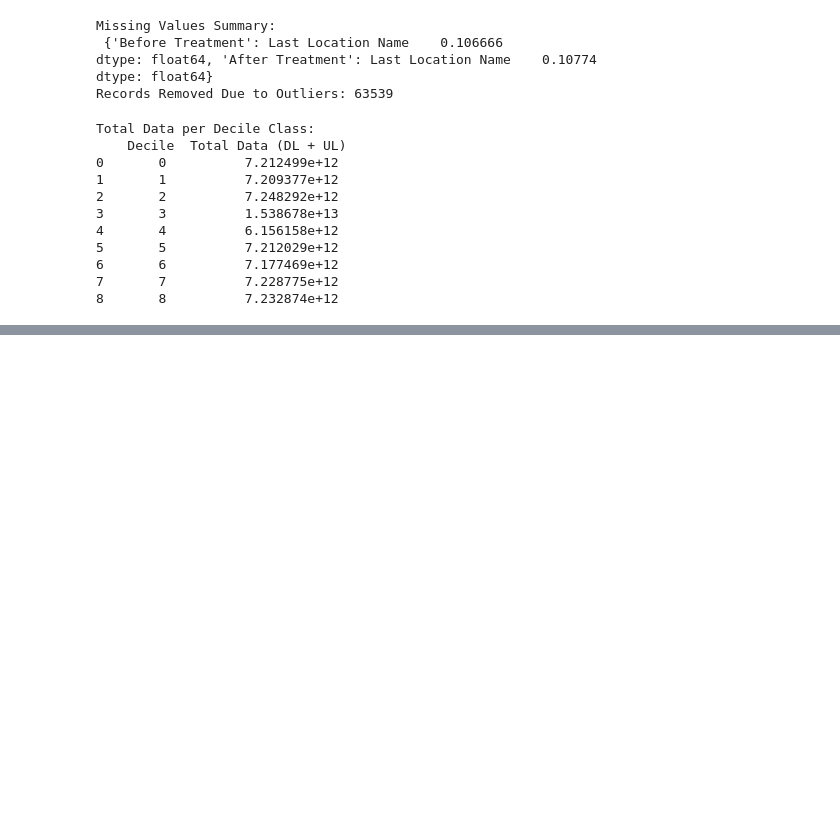
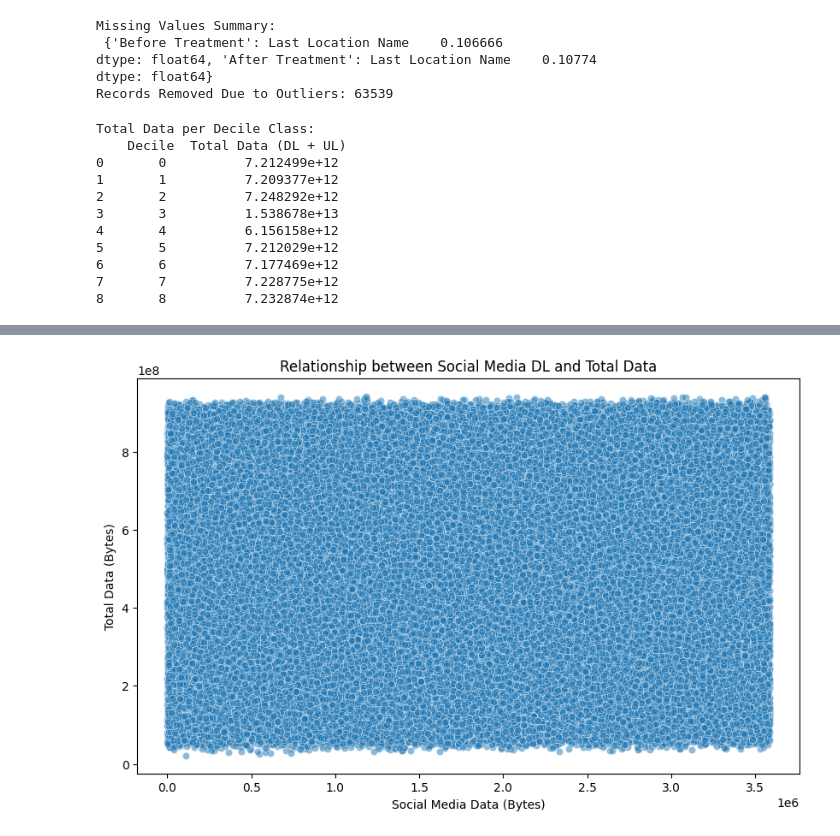
Before and after one commit to medhanittes/Business_Need, a Jupyter notebook: scripts/postgres_load.ipynb, the cells around one changed output, grey strips where cells are left out. Saved outputs shown, nothing was run; the diff lists cells and outputs as text; code cells hidden in the pictures; blank space fills up the shorter version.

```diff
--- a/scripts/postgres_load.ipynb
+++ b/scripts/postgres_load.ipynb
@@ -411,0 +453,10 @@ Total Data per Decile Class:
+# %%
+# Scatter Plot Example
+plt.figure(figsize=(10, 6))
+sns.scatterplot(x=df['Social Media DL (Bytes)'], y=df['Total Data'], alpha=0.5)
+plt.title('Relationship between Social Media DL and Total Data')
+plt.xlabel('Social Media Data (Bytes)')
+plt.ylabel('Total Data (Bytes)')
+plt.show()
+# %% [output]
+[figure, added]
```
Also changed, not shown: parts of 6 cells of this notebook.
